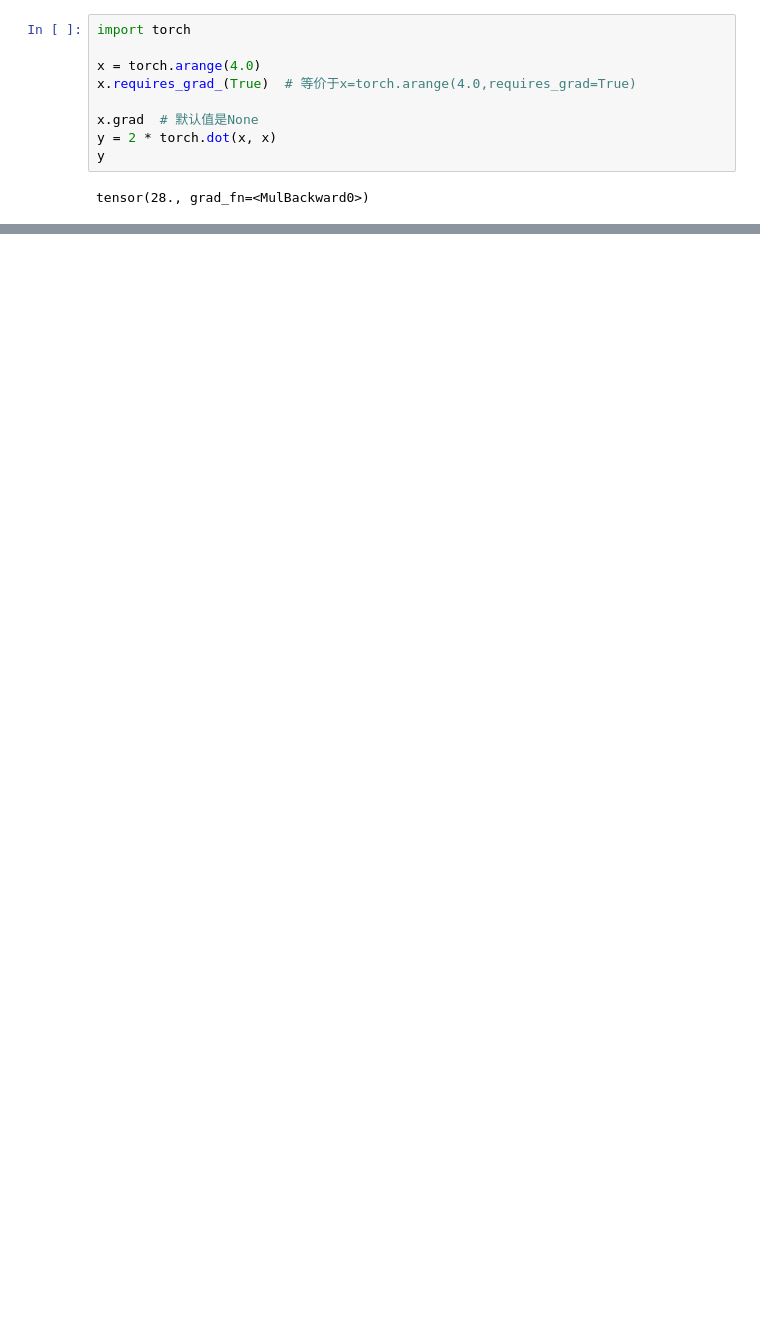
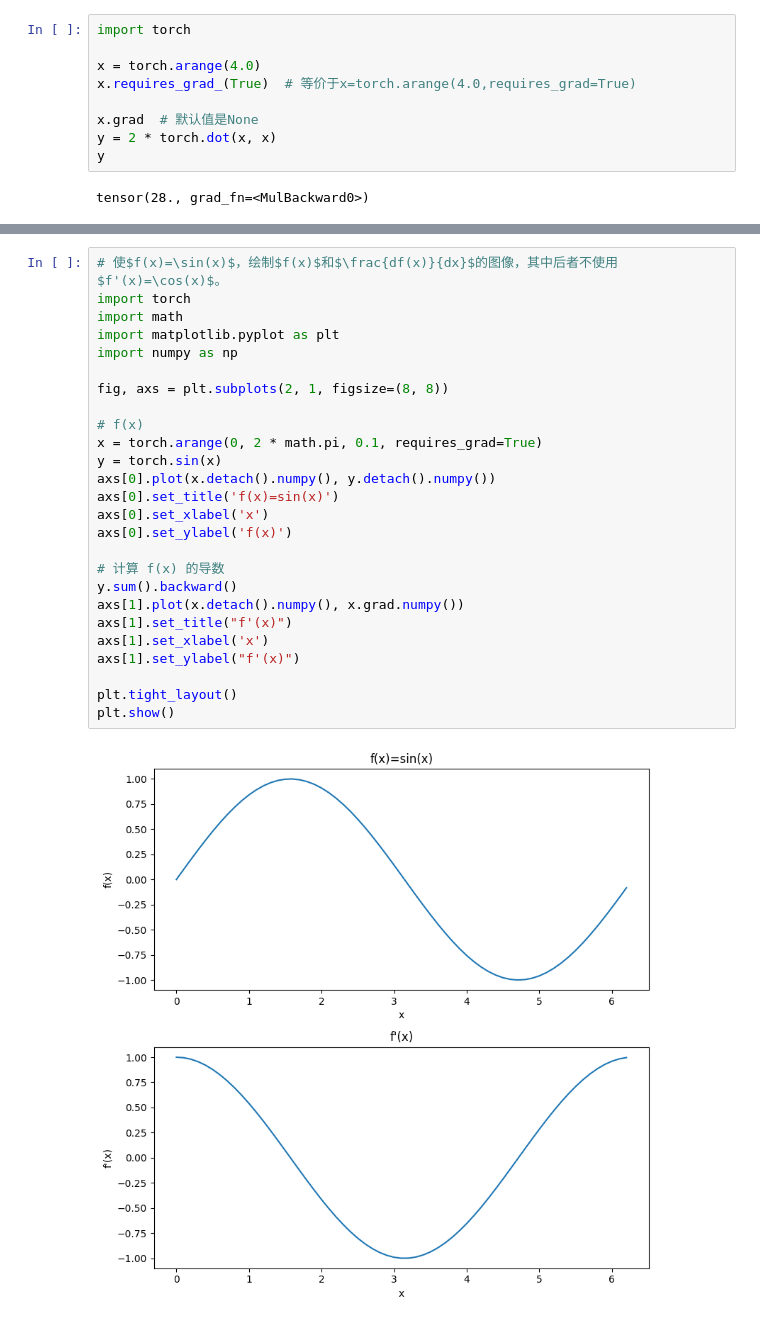
Before and after one commit to YelloooBlue/d2l_pytorch_scratch, a Jupyter notebook: DiveInDL/chapter_preliminaries/2.5-autograd.ipynb, the cells around one changed output, grey strips where cells are left out. Saved outputs shown, nothing was run; the diff lists cells and outputs as text; blank space fills up the shorter version.

```diff
--- a/DiveInDL/chapter_preliminaries/2.5-autograd.ipynb
+++ b/DiveInDL/chapter_preliminaries/2.5-autograd.ipynb
@@ -181,0 +224,28 @@ RuntimeError: Trying to backward through the graph a second time (or directly ac
+# %%
+# 使$f(x)=\sin(x)$，绘制$f(x)$和$\frac{df(x)}{dx}$的图像，其中后者不使用$f'(x)=\cos(x)$。
+import torch
+import math
+import matplotlib.pyplot as plt
+import numpy as np
+
+fig, axs = plt.subplots(2, 1, figsize=(8, 8))
+
+# f(x)
+x = torch.arange(0, 2 * math.pi, 0.1, requires_grad=True)
+y = torch.sin(x)
+axs[0].plot(x.detach().numpy(), y.detach().numpy())
+axs[0].set_title('f(x)=sin(x)')
+axs[0].set_xlabel('x')
+axs[0].set_ylabel('f(x)')
+
+# 计算 f(x) 的导数
+y.sum().backward()
+axs[1].plot(x.detach().numpy(), x.grad.numpy())
+axs[1].set_title("f'(x)")
+axs[1].set_xlabel('x')
+axs[1].set_ylabel("f'(x)")
+
+plt.tight_layout()
+plt.show()
+# %% [output]
+[figure, added]
```
Also changed, not shown: parts of 7 cells of this notebook.
